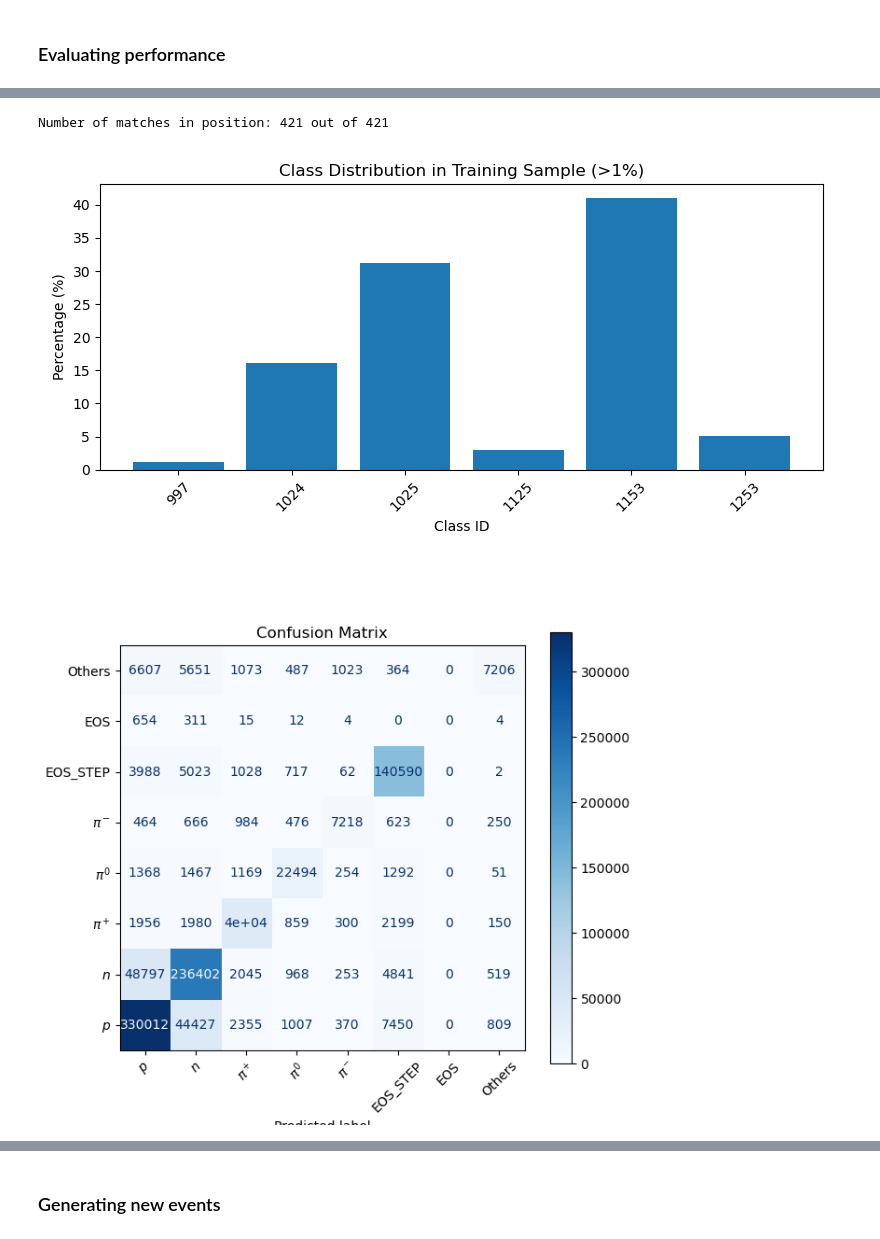
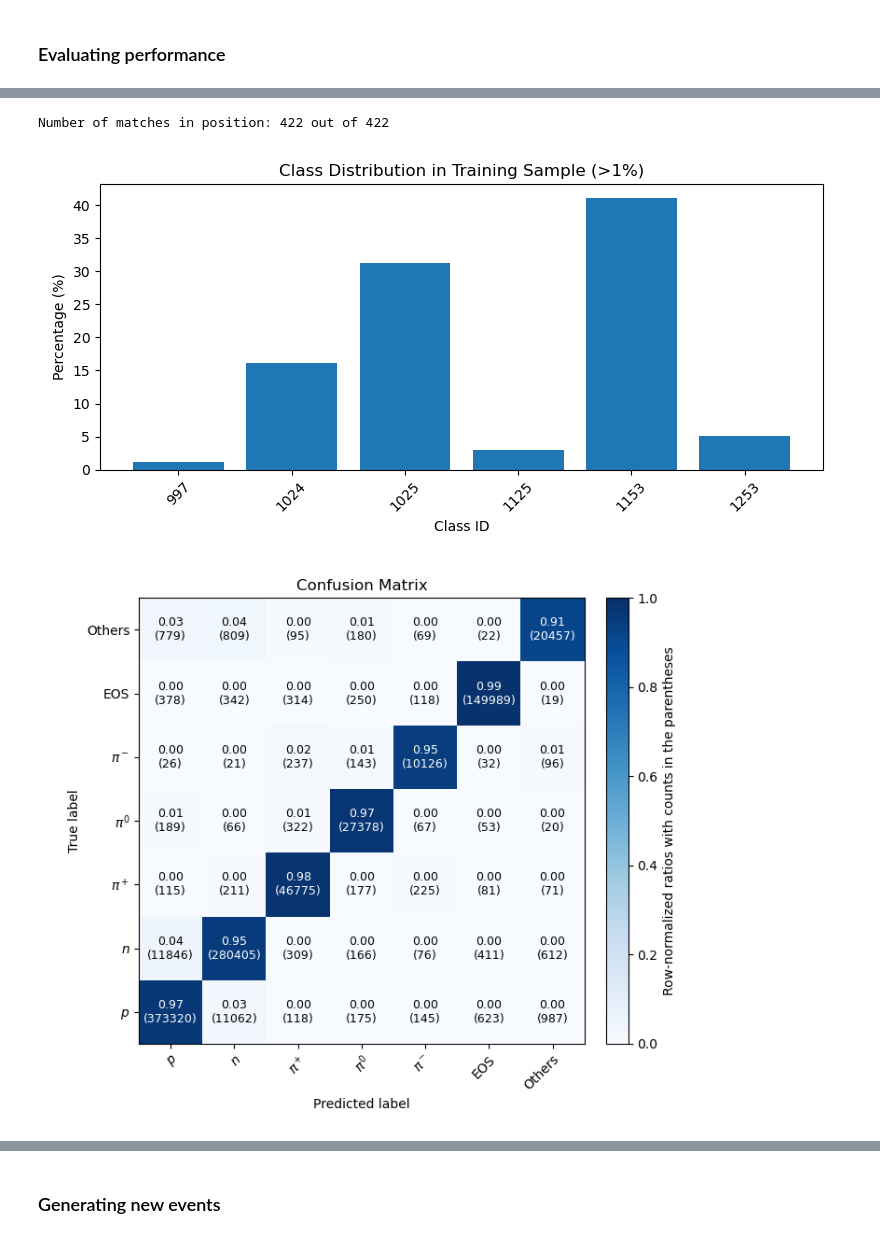
Before and after one commit to Yinrui-Liu/GiBUU_viz, a Jupyter notebook: GiBUU_Transformer.ipynb, the cells around one changed output, grey strips where cells are left out. Cells and saved outputs as stored; diff of their text form; code cells hidden in the pictures.

Commit message:
updates: removing End_of_Seq; Ignoring first and incomplete steps when calculating loss; tested larger sample; normalize feature variables

```diff
--- a/GiBUU_Transformer.ipynb
+++ b/GiBUU_Transformer.ipynb
@@ -820,10 +1264,10 @@ def find_best_checkpoint(checkpoint_dir):
 # Training
 resume = True
 log_dir="GPTlogs"
-exp_name="exp_0721"
+exp_name="exp_0826"
 if resume: # Resume training from checkpoint
-    checkpoint_dir = "GPTlogs/exp_0721/checkpoints"
-    model, trainer = train_model(cfg, data, find_best_checkpoint(checkpoint_dir), resume_training=True, log_dir=log_dir, exp_name=exp_name)
+    checkpoint_dir = f"{log_dir}/{exp_name}/checkpoints"
+    model, trainer = train_model(cfg, seqdata, find_best_checkpoint(checkpoint_dir), resume_training=True, log_dir=log_dir, exp_name=exp_name)
 else:
-    model, trainer = train_model(cfg, data, log_dir=log_dir, exp_name=exp_name)
+    model, trainer = train_model(cfg, seqdata, log_dir=log_dir, exp_name=exp_name)
 # %% [output]
@@ -967,7 +1416,14 @@ Number of steps about: 13640*10=136400
 max_seq_len = cfg["trainer"]["max_seq_len"]
 batch_size = cfg["trainer"]["batch_size"]
 test_data = data[:1000]
-test_dataset = ParticleSequenceDataset(test_data, max_seq_len)
+test_encoded_ids, test_particle_feats, test_padding_mask = prepare_sequence_for_training(test_data, cfg["trainer"]["max_seq_len"], recursive_truncate=True)
+test_seqdata = {
+    "encoded_ids": test_encoded_ids,
+    "particle_feats": test_particle_feats,
+    "padding_mask": test_padding_mask,
+    "causal_mask": None
+}
+test_dataset = ParticleSequenceDataset(test_seqdata, max_seq_len)
 test_loader = DataLoader(
     test_dataset,
     batch_size=batch_size,
@@ -1051,6 +1507,9 @@ all_preds = torch.cat(all_preds, dim=0)
 all_targets = torch.cat(all_targets, dim=0)
 all_feats_pred = torch.cat(all_feats_pred, dim=0)
 all_feats_target = torch.cat(all_feats_target, dim=0)
+# denormalize feature variables
+all_feats_pred = (all_feats_pred * feats_sigma + feats_mean).float()
+all_feats_target = (all_feats_target * feats_sigma + feats_mean).float()
 
 # --- 5. Compute accuracy, ignoring PAD tokens ---
 mask = all_targets != 0  # PAD_TOKEN = 0
@@ -1121,13 +1580,13 @@ def count_position_matches(
     return matches, total_considered
 
 # Example usage:
-ievt_test
+ievt_test = 0
 list1 = all_targets[ievt_test].tolist()
 list2 = all_preds[ievt_test].tolist()
 matches, total = count_position_matches(list1, list2, ignore_values=[0], consider_values=[1025])
 print(f"Number of matches in position: {matches} out of {total}")
 # %% [output]
-Number of matches in position: 421 out of 421
+Number of matches in position: 422 out of 422
 # %%
 ### show disbutions of true class of the test sample
 flat_train_targets = all_targets[all_targets != PAD_TOKEN].flatten()
@@ -1154,43 +1613,72 @@ plt.show()
 
 #print("gibuuID, charge, _", decode_id(1153))
 
 ### draw confusion matrix for major classes (given all previous true particles, compare the predicted the true particle at this position)
 from sklearn.metrics import confusion_matrix, ConfusionMatrixDisplay
 
 # 1. Define your main classes and the "others" label
-main_classes = [1153, 1025, 1253, 1125, 997, EOS_STEP_TOKEN, EOS_TOKEN] #, PAD_TOKEN
-name_classes = [r"$p$", r"$n$", r"$\pi^+$", r"$\pi^0$", r"$\pi^-$", "EOS_STEP", "EOS"] #, "PAD"
+main_classes = [1153, 1025, 1253, 1125, 997, EOS_STEP_TOKEN]  # , EOS_TOKEN, PAD_TOKEN
+name_classes = [r"$p$", r"$n$", r"$\pi^+$", r"$\pi^0$", r"$\pi^-$", "EOS"]  # , "EOS_SEQ", "PAD"
 others_label = 9999  # Use a value not in your classes
 
 # 2. Flatten predictions and targets, mask out PAD tokens
 mask = all_targets != PAD_TOKEN
 y_true = all_targets[mask].cpu().numpy().flatten()
 y_pred = all_preds[mask].cpu().numpy().flatten()
 
 # 3. Map to main classes or "others"
 def map_to_main_or_others(arr):
     return np.array([x if x in main_classes else others_label for x in arr])
 
 y_true_mapped = map_to_main_or_others(y_true)
 y_pred_mapped = map_to_main_or_others(y_pred)
 
 # 4. Prepare labels for confusion matrix
 labels = main_classes + [others_label]
 label_names = name_classes + ['Others']
 
-# 5. Compute confusion matrix
-cm = confusion_matrix(y_true_mapped, y_pred_mapped, labels=labels)
+# 5. Compute confusion matrix (absolute counts)
+cm_counts = confusion_matrix(y_true_mapped, y_pred_mapped, labels=labels)
 
-# 6. Plot confusion matrix
+# 6. Normalize along each true axis (row)
+cm_ratios = cm_counts.astype(float)
+row_sums = cm_ratios.sum(axis=1, keepdims=True)
+cm_ratios = np.divide(cm_ratios, row_sums, where=row_sums != 0)  # Avoid division by zero
+
+# 7. Plot heatmap using ratios as colors
 fig, ax = plt.subplots(figsize=(7, 6))
-disp = ConfusionMatrixDisplay(confusion_matrix=cm, display_labels=label_names)
-disp.plot(ax=ax, cmap='Blues', xticks_rotation=45)
-plt.gca().invert_yaxis() # Origin at lower left
-plt.title("Confusion Matrix")
+im = ax.imshow(cm_ratios, interpolation='nearest', cmap='Blues', vmin=0, vmax=1)
+
+# 8. Add text: ratio + absolute count
+for i in range(cm_counts.shape[0]):
+    for j in range(cm_counts.shape[1]):
+        ratio = cm_ratios[i, j]
+        count = cm_counts[i, j]
+        text_color = "white" if ratio > 0.5 else "black"
+        ax.text(j, i, f"{ratio:.2f}\n({count})",
+                ha="center", va="center", color=text_color, fontsize=9)
+
+# 9. Set ticks and labels
+ax.set(xticks=np.arange(len(label_names)),
+       yticks=np.arange(len(label_names)),
+       xticklabels=label_names,
+       yticklabels=label_names,
+       ylabel="True label",
+       xlabel="Predicted label",
+       title="Confusion Matrix")
+
+plt.setp(ax.get_xticklabels(), rotation=45, ha="right", rotation_mode="anchor")
+ax.invert_yaxis()  # Origin at lower left
+
+# 10. Add colorbar
+fig.colorbar(im, ax=ax, fraction=0.046, pad=0.04, label="Row-normalized ratios with counts in the parentheses")
+
+plt.tight_layout()
+plt.savefig("plots/class_confus_mtx.pdf")
 plt.show()
 # %% [output]
 [figure]
-[figure, old version]
+[figure, new version]
 # %%
 def plot_2d_feature_distribution(
     all_feats_pred, all_feats_target, all_preds, all_targets,
```
Also changed, not shown: parts of 19 cells of this notebook.
